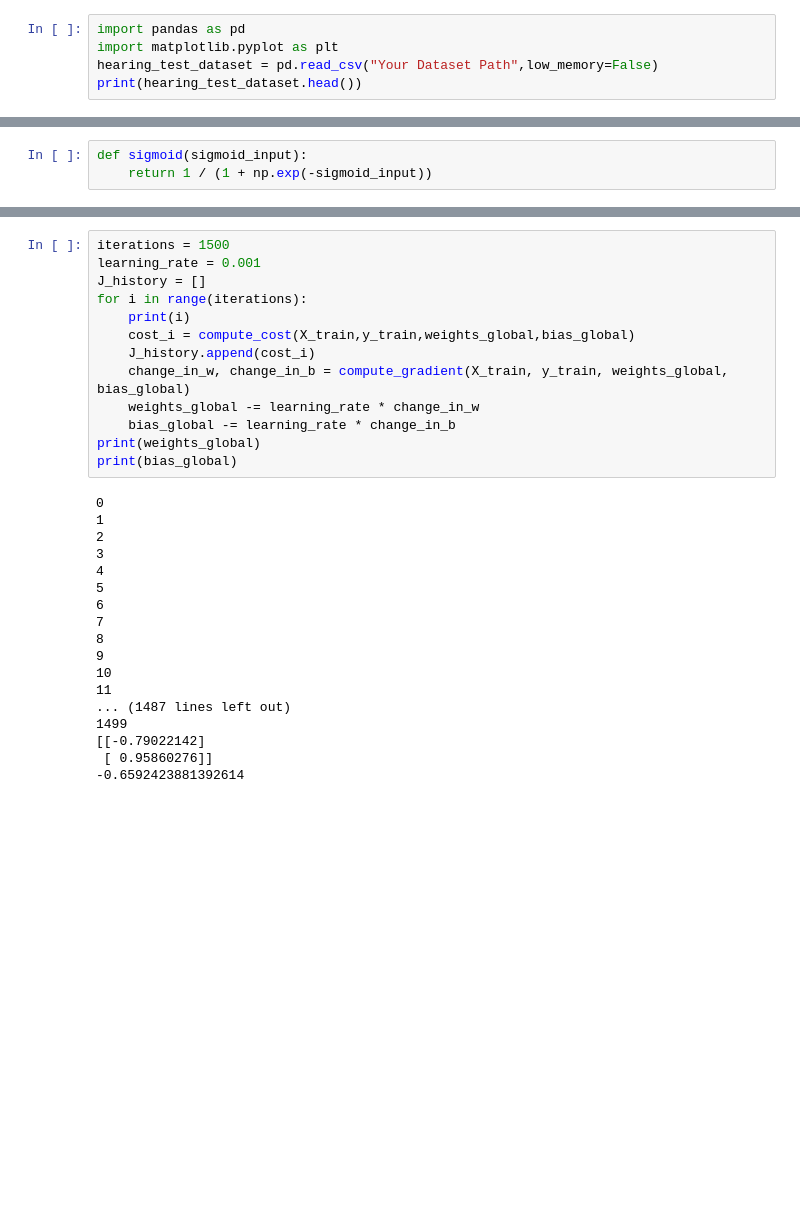
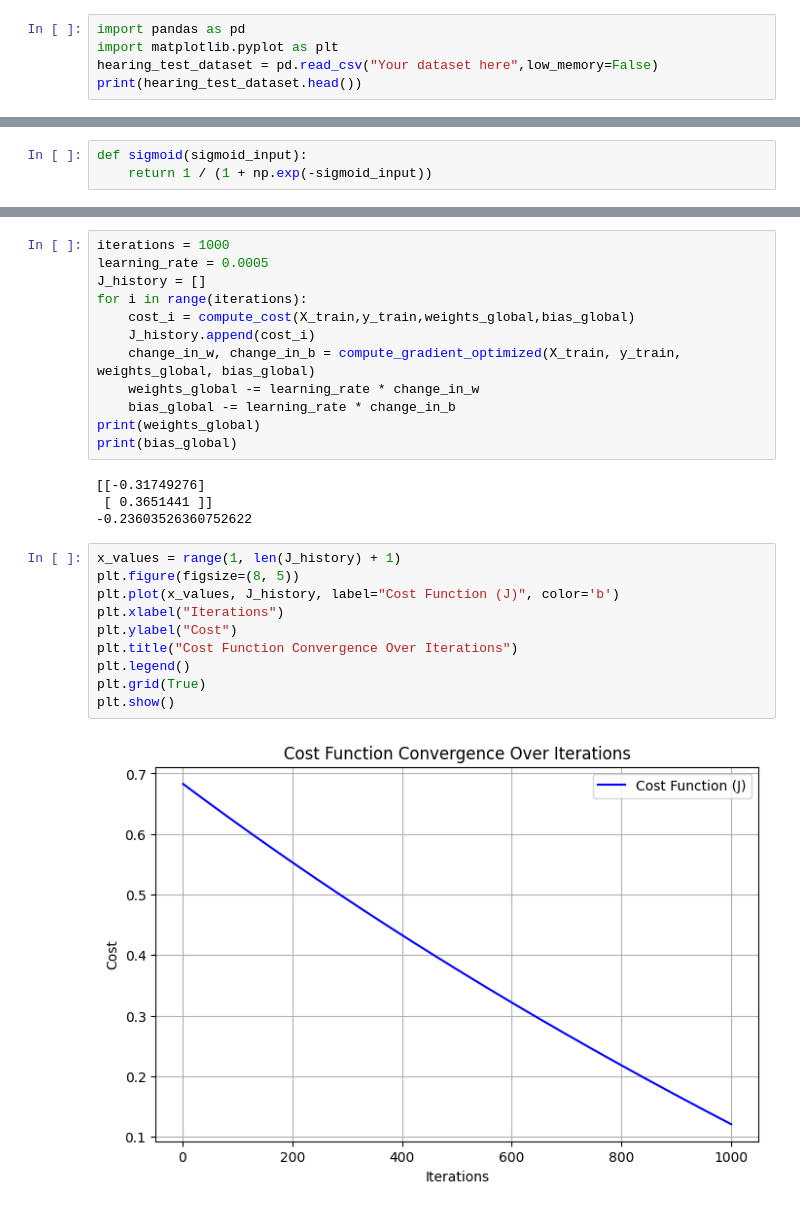
Before and after one commit to datapirate09/Logistic-Regression, a Jupyter notebook: Untitled.ipynb, the cells around one changed output, grey strips where cells are left out. Saved outputs shown, nothing was run; the diff lists cells and outputs as text; blank space fills up the shorter version.

```diff
--- a/Untitled.ipynb
+++ b/Untitled.ipynb
@@ -1,7 +1,7 @@
 # %%
 import pandas as pd
 import matplotlib.pyplot as plt
-hearing_test_dataset = pd.read_csv("Your Dataset Path",low_memory=False)
+hearing_test_dataset = pd.read_csv("Your dataset here",low_memory=False)
 print(hearing_test_dataset.head())
 # %% [output]
     age  physical_score  test_result
@@ -90,36 +89,33 @@ def compute_gradient_optimized(X, y, w, b):
 
     return dj_dw, dj_db
 # %%
-iterations = 1500
-learning_rate = 0.001
+iterations = 1000
+learning_rate = 0.0005
 J_history = []
 for i in range(iterations):
-    print(i)
     cost_i = compute_cost(X_train,y_train,weights_global,bias_global)
     J_history.append(cost_i)
-    change_in_w, change_in_b = compute_gradient(X_train, y_train, weights_global, bias_global)
+    change_in_w, change_in_b = compute_gradient_optimized(X_train, y_train, weights_global, bias_global)
     weights_global -= learning_rate * change_in_w
     bias_global -= learning_rate * change_in_b
 print(weights_global)
 print(bias_global)
 # %% [output]
-0
-1
-2
-3
-4
-5
-6
-7
-8
-9
-10
-11
-... (1487 lines left out)
-1499
-[[-0.79022142]
- [ 0.95860276]]
--0.6592423881392614
+[[-0.31749276]
+ [ 0.3651441 ]]
+-0.23603526360752622
+# %%
+x_values = range(1, len(J_history) + 1)
+plt.figure(figsize=(8, 5))
+plt.plot(x_values, J_history, label="Cost Function (J)", color='b')
+plt.xlabel("Iterations")
+plt.ylabel("Cost")
+plt.title("Cost Function Convergence Over Iterations")
+plt.legend()
+plt.grid(True)
+plt.show()
+# %% [output]
+[figure, added]
 # %%
 from sklearn.metrics import accuracy_score
 
```
Also changed, not shown: parts of 9 cells of this notebook.
